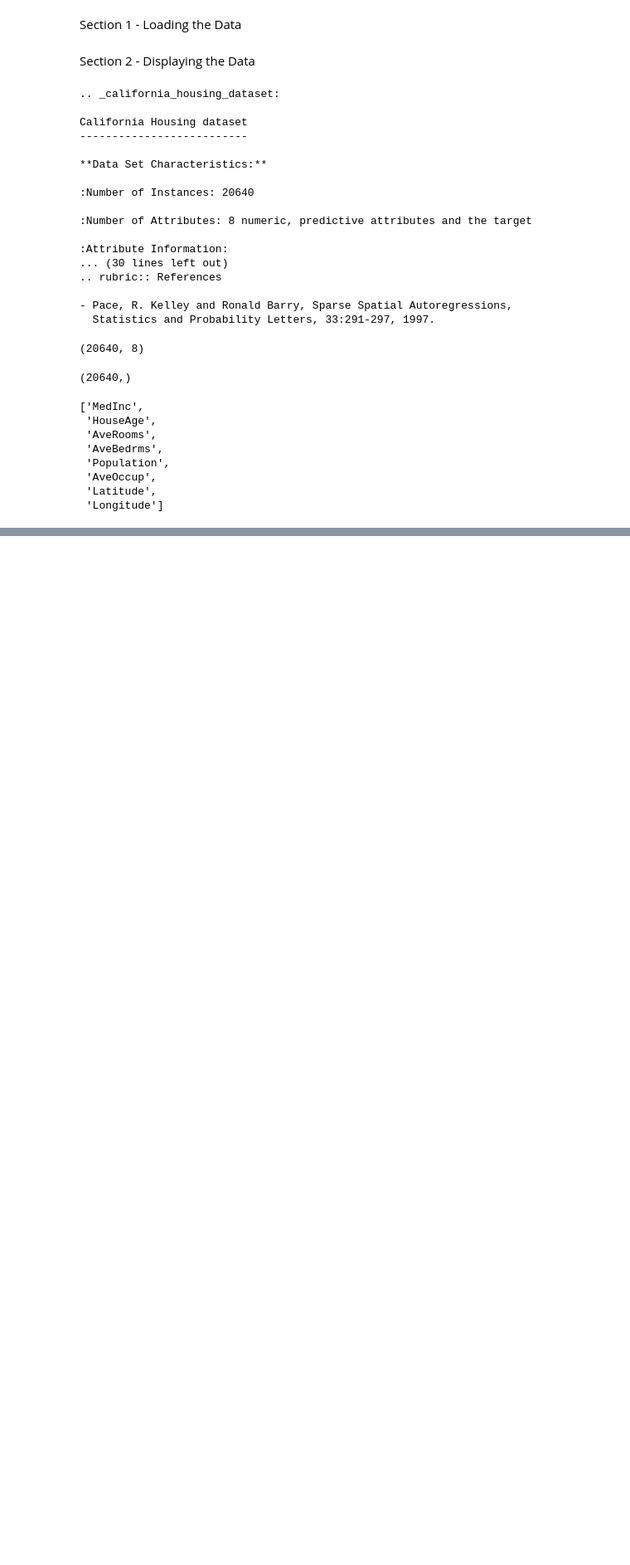
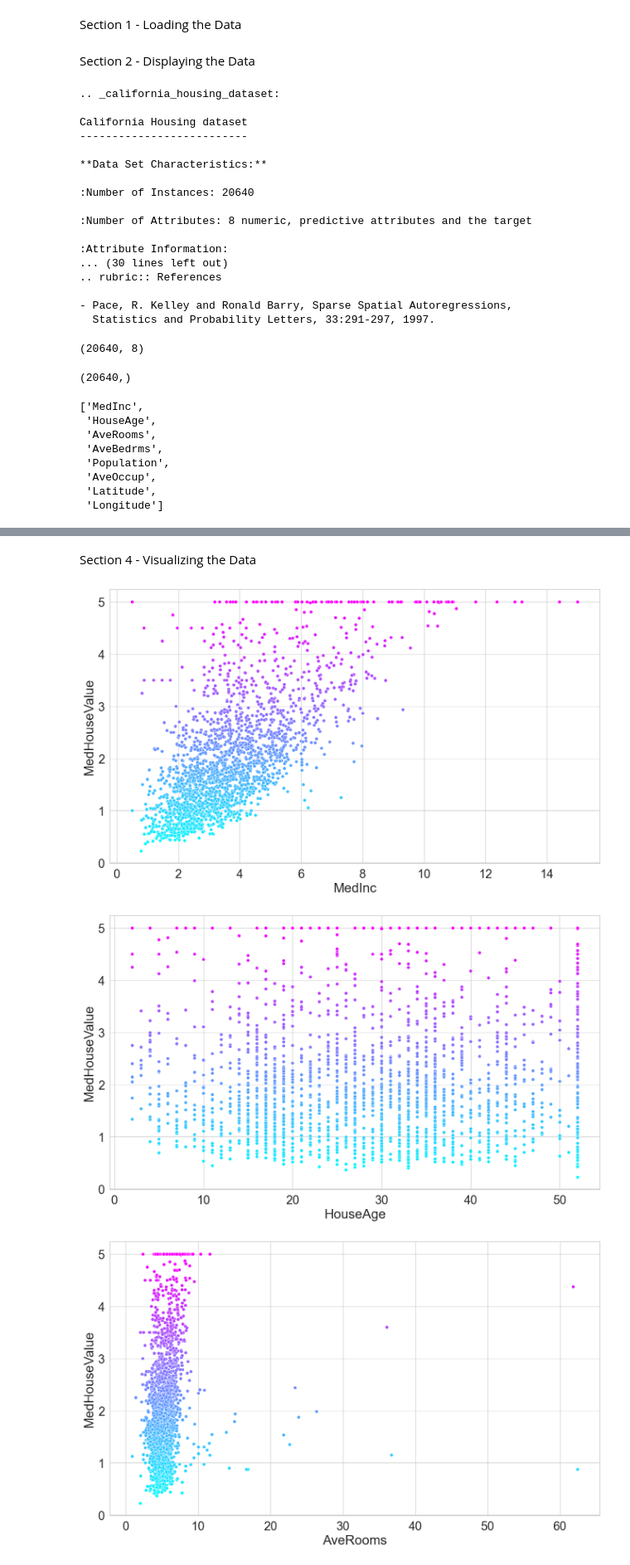
Before and after one commit to kehummel/datafun-07-ml, a Jupyter notebook: khummel_ml.ipynb, the cells around one changed output, grey strips where cells are left out. Shown at 83% size. Cells and saved outputs as stored; diff of their text form; code cells hidden in the pictures; blank space fills up the shorter version.

```diff
--- a/khummel_ml.ipynb
+++ b/khummel_ml.ipynb
@@ -309,0 +321,6 @@ california.feature_names
+# %%
+# Create the data frame
+californa_df = pd.DataFrame(california.data, columns = california.feature_names)
+
+# Adds a column for the median house values
+californa_df['MedHouseValue'] = pd.Series(california.target)
@@ -309,0 +348,20 @@ california.feature_names
+# %% [markdown]
+Section 4 - Visualizing the Data
+# %%
+# Using the sample method to randomly select 10% of the 20,640 samples
+
+sample_df = californa_df.sample(frac=0.1, random_state=17)
+
+#Formatting the graphs
+sns.set(font_scale=2)
+
+sns.set_style('whitegrid')
+# %%
+# Displays scatter plots where a single feature is the x-value and the y-value is always the median house values
+for feature in california.feature_names:
+    plt.figure(figsize=(16,9))
+    sns.scatterplot(data=sample_df, x=feature, y='MedHouseValue', hue='MedHouseValue', palette='cool', legend=False)
+# %% [output]
+[figure, added]
+[figure, added]
+[figure, added]
```
Also changed, not shown: parts of 34 cells of this notebook.
